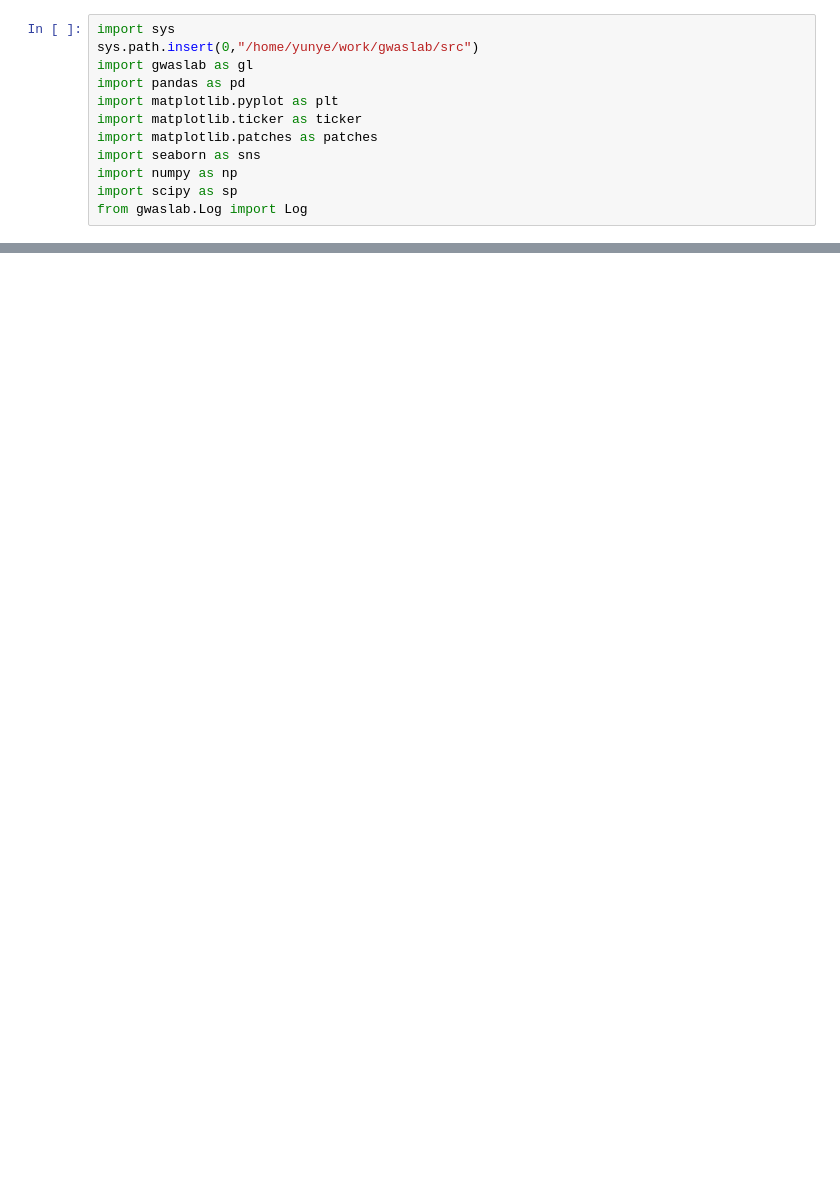
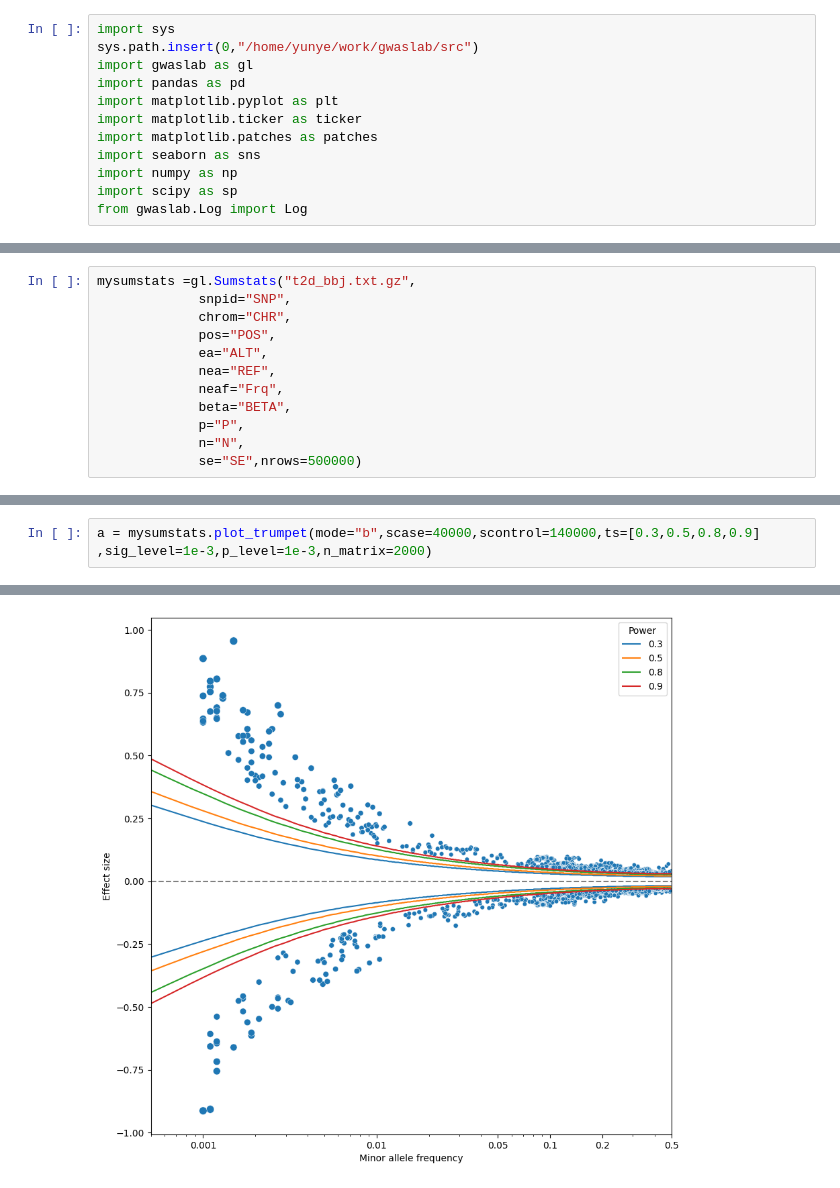
Before and after one commit to Cloufield/gwaslab, a Jupyter notebook: examples/power_test.ipynb, the cells around one changed output, grey strips where cells are left out. Cells and saved outputs as stored; diff of their text form; blank space fills up the shorter version.

```diff
--- a/examples/power_test.ipynb
+++ b/examples/power_test.ipynb
@@ -64,0 +13,12 @@ xpower
+# %%
+mysumstats =gl.Sumstats("t2d_bbj.txt.gz",
+             snpid="SNP",
+             chrom="CHR",
+             pos="POS",
+             ea="ALT",
+             nea="REF",
+             neaf="Frq",
+             beta="BETA",
+             p="P",
+             n="N",
+             se="SE",nrows=500000)
@@ -64,0 +58,3 @@ xpower
+# %%
+a = mysumstats.plot_trumpet(mode="b",scase=40000,scontrol=140000,ts=[0.3,0.5,0.8,0.9] ,sig_level=1e-3,p_level=1e-3,n_matrix=2000)
+# %% [output]
@@ -64,0 +78 @@ xpower
+[figure, added]
```
Also changed, not shown: parts of 7 cells of this notebook.
